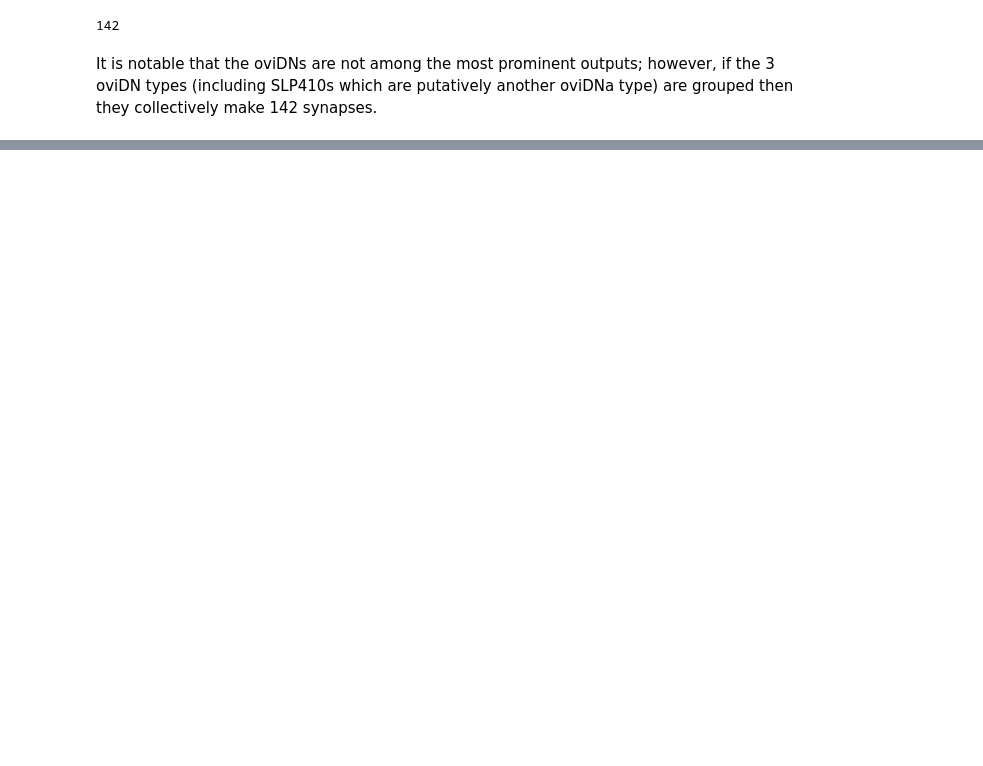
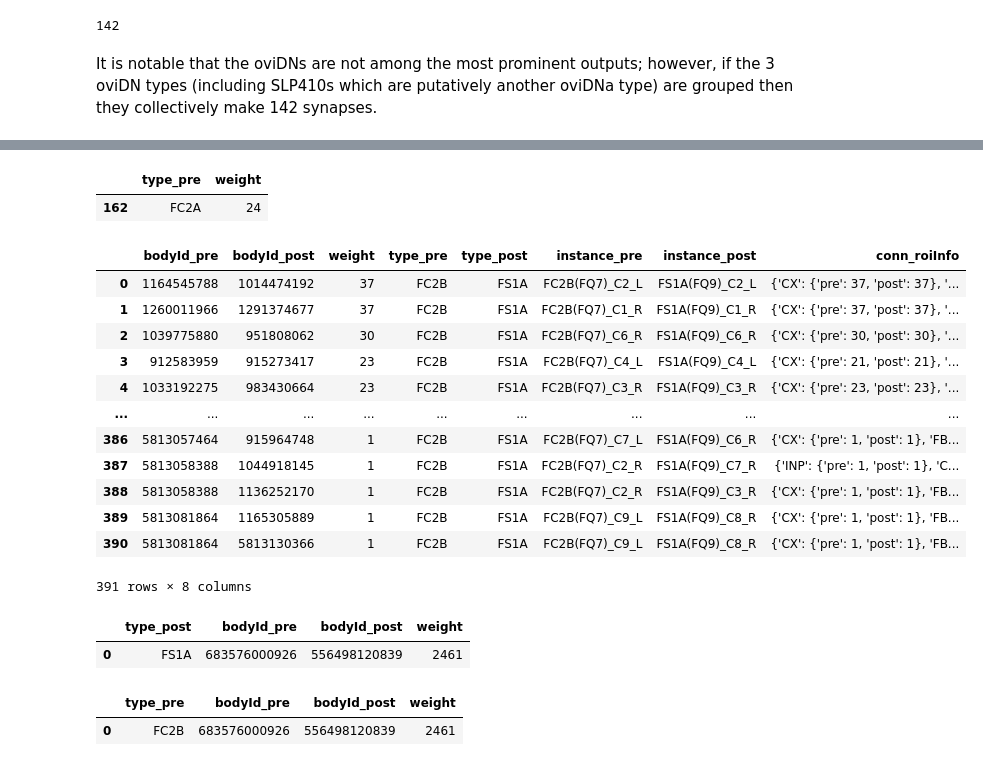
Before and after one commit to Gutierrez-lab/oviIN-analyses-gabrielle, a Jupyter notebook: inputs_outputs_oviIN.ipynb, the cells around one changed output, grey strips where cells are left out. Drawn from its saved outputs; the diff is of its cells as text; code cells hidden in the pictures; blank space fills up the shorter version.

```diff
--- a/inputs_outputs_oviIN.ipynb
+++ b/inputs_outputs_oviIN.ipynb
@@ -309,0 +520,32 @@ heatmap
+# %%
+ovi_type_inputs[ovi_type_inputs['type_pre']=='FC2A']
+# %% [output]
+|  | type_pre | weight |
+| 162 | FC2A | 24 |
+# %%
+test = fetch_simple_connections('FC2B','FS1A')
+test
+# %% [output]
+|  | bodyId_pre | bodyId_post | weight | type_pre | type_post | instance_pre | instance_post | conn_roiInfo |
+| 0 | 1164545788 | 1014474192 | 37 | FC2B | FS1A | FC2B(FQ7)_C2_L | FS1A(FQ9)_C2_L | {'CX': {'pre': 37, 'post': 37}, '... |
+| 1 | 1260011966 | 1291374677 | 37 | FC2B | FS1A | FC2B(FQ7)_C1_R | FS1A(FQ9)_C1_R | {'CX': {'pre': 37, 'post': 37}, '... |
+| 2 | 1039775880 | 951808062 | 30 | FC2B | FS1A | FC2B(FQ7)_C6_R | FS1A(FQ9)_C6_R | {'CX': {'pre': 30, 'post': 30}, '... |
+| 3 | 912583959 | 915273417 | 23 | FC2B | FS1A | FC2B(FQ7)_C4_L | FS1A(FQ9)_C4_L | {'CX': {'pre': 21, 'post': 21}, '... |
+| 4 | 1033192275 | 983430664 | 23 | FC2B | FS1A | FC2B(FQ7)_C3_R | FS1A(FQ9)_C3_R | {'CX': {'pre': 23, 'post': 23}, '... |
+| ... | ... | ... | ... | ... | ... | ... | ... | ... |
+| 386 | 5813057464 | 915964748 | 1 | FC2B | FS1A | FC2B(FQ7)_C7_L | FS1A(FQ9)_C6_R | {'CX': {'pre': 1, 'post': 1}, 'FB... |
+| 387 | 5813058388 | 1044918145 | 1 | FC2B | FS1A | FC2B(FQ7)_C2_R | FS1A(FQ9)_C7_R | {'INP': {'pre': 1, 'post': 1}, 'C... |
+| 388 | 5813058388 | 1136252170 | 1 | FC2B | FS1A | FC2B(FQ7)_C2_R | FS1A(FQ9)_C3_R | {'CX': {'pre': 1, 'post': 1}, 'FB... |
+| 389 | 5813081864 | 1165305889 | 1 | FC2B | FS1A | FC2B(FQ7)_C9_L | FS1A(FQ9)_C8_R | {'CX': {'pre': 1, 'post': 1}, 'FB... |
+| 390 | 5813081864 | 5813130366 | 1 | FC2B | FS1A | FC2B(FQ7)_C9_L | FS1A(FQ9)_C8_R | {'CX': {'pre': 1, 'post': 1}, 'FB... |
+391 rows × 8 columns
+# %%
+test.groupby('type_post', as_index=False).sum().sort_values(by='weight', ascending=False, ignore_index=True)
+# %% [output]
+|  | type_post | bodyId_pre | bodyId_post | weight |
+| 0 | FS1A | 683576000926 | 556498120839 | 2461 |
+# %%
+test.groupby('type_pre', as_index=False).sum().sort_values(by='weight', ascending=False, ignore_index=True)
+# %% [output]
+|  | type_pre | bodyId_pre | bodyId_post | weight |
+| 0 | FC2B | 683576000926 | 556498120839 | 2461 |
```
Also changed, not shown: parts of 33 cells of this notebook.
